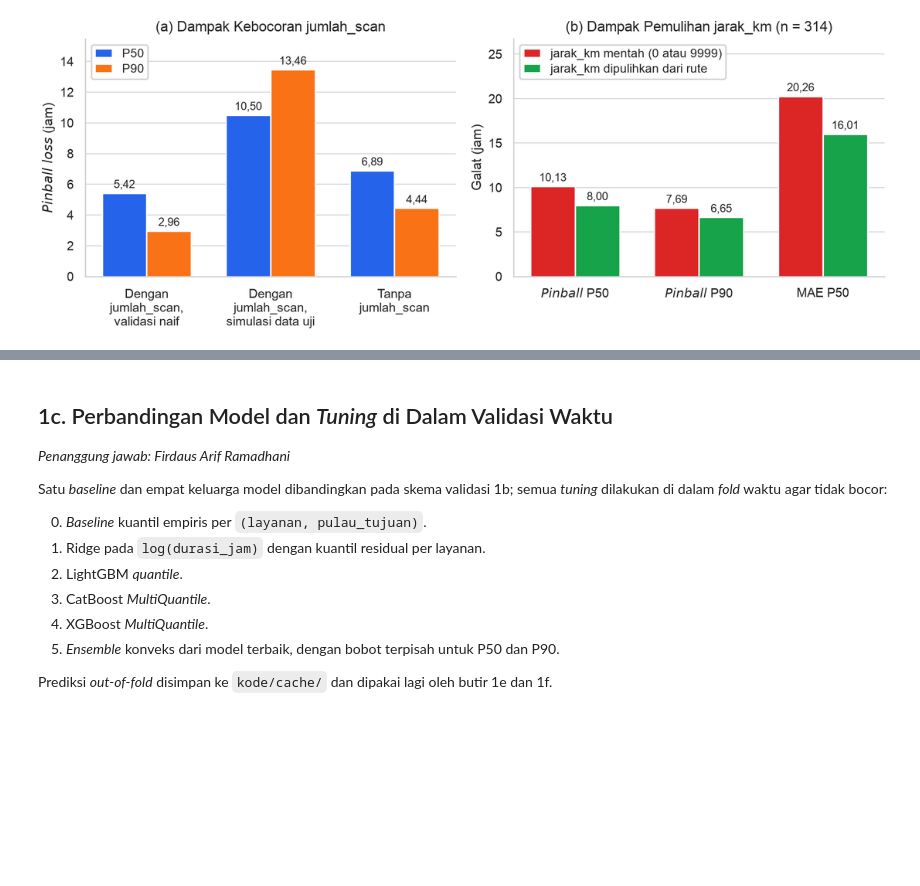
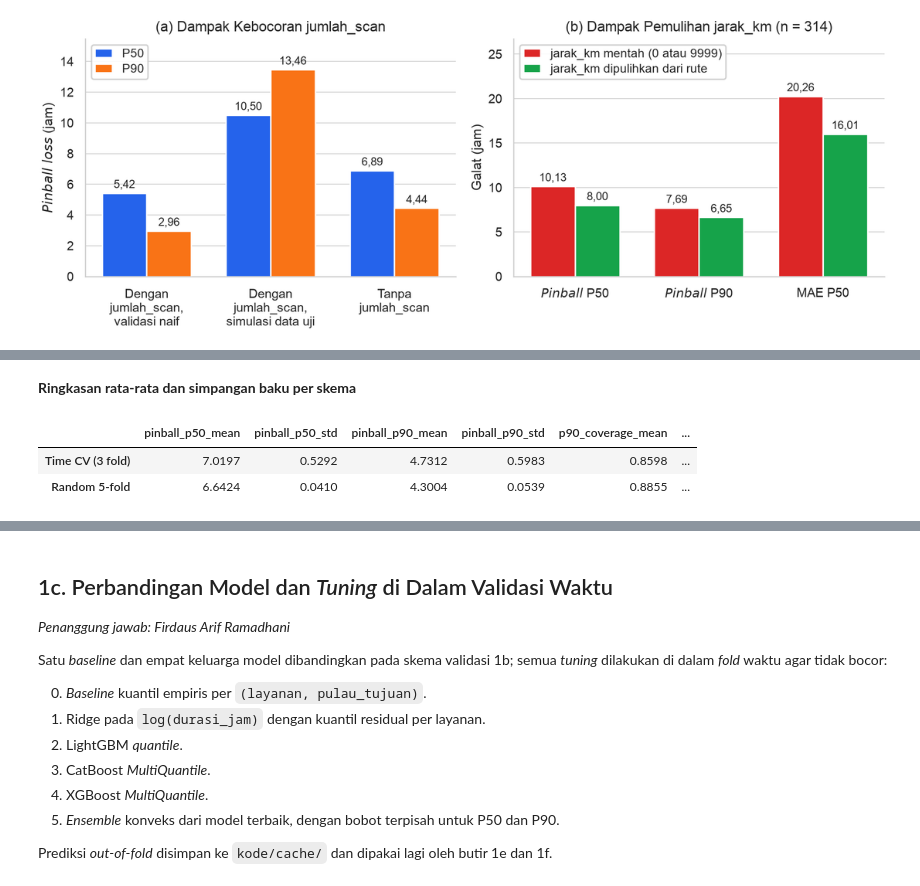
Before and after one commit to Nerodix/uts-ml-2026, a Jupyter notebook: kode/notebooks/tugas1_regresi.ipynb, the cells around one changed output, grey strips where cells are left out. Cells and saved outputs as stored; diff of their text form; code cells hidden in the pictures; blank space fills up the shorter version.

```diff
--- a/kode/notebooks/tugas1_regresi.ipynb
+++ b/kode/notebooks/tugas1_regresi.ipynb
@@ -388,0 +361,12 @@ tampilkan_gambar("task1_1b_validation_comparison.png")
+# %%
+hasil_random = evaluasi_random_kfold(train, n_splits=5, seed=SEED)
+display(Markdown("**Ringkasan rata-rata dan simpangan baku per skema**"))
+display(tabel_metrik({
+    "Time CV (3 fold)": hasil_waktu["ringkasan"],
+    "Random 5-fold": hasil_random["ringkasan"],
+}))
+# %% [output]
+**Ringkasan rata-rata dan simpangan baku per skema**
+|  | pinball_p50_mean | pinball_p50_std | pinball_p90_mean | pinball_p90_std | p90_coverage_mean | ... |
+| Time CV (3 fold) | 7.0197 | 0.5292 | 4.7312 | 0.5983 | 0.8598 | ... |
+| Random 5-fold | 6.6424 | 0.0410 | 4.3004 | 0.0539 | 0.8855 | ... |
```
Also changed, not shown: parts of 6 cells of this notebook.
